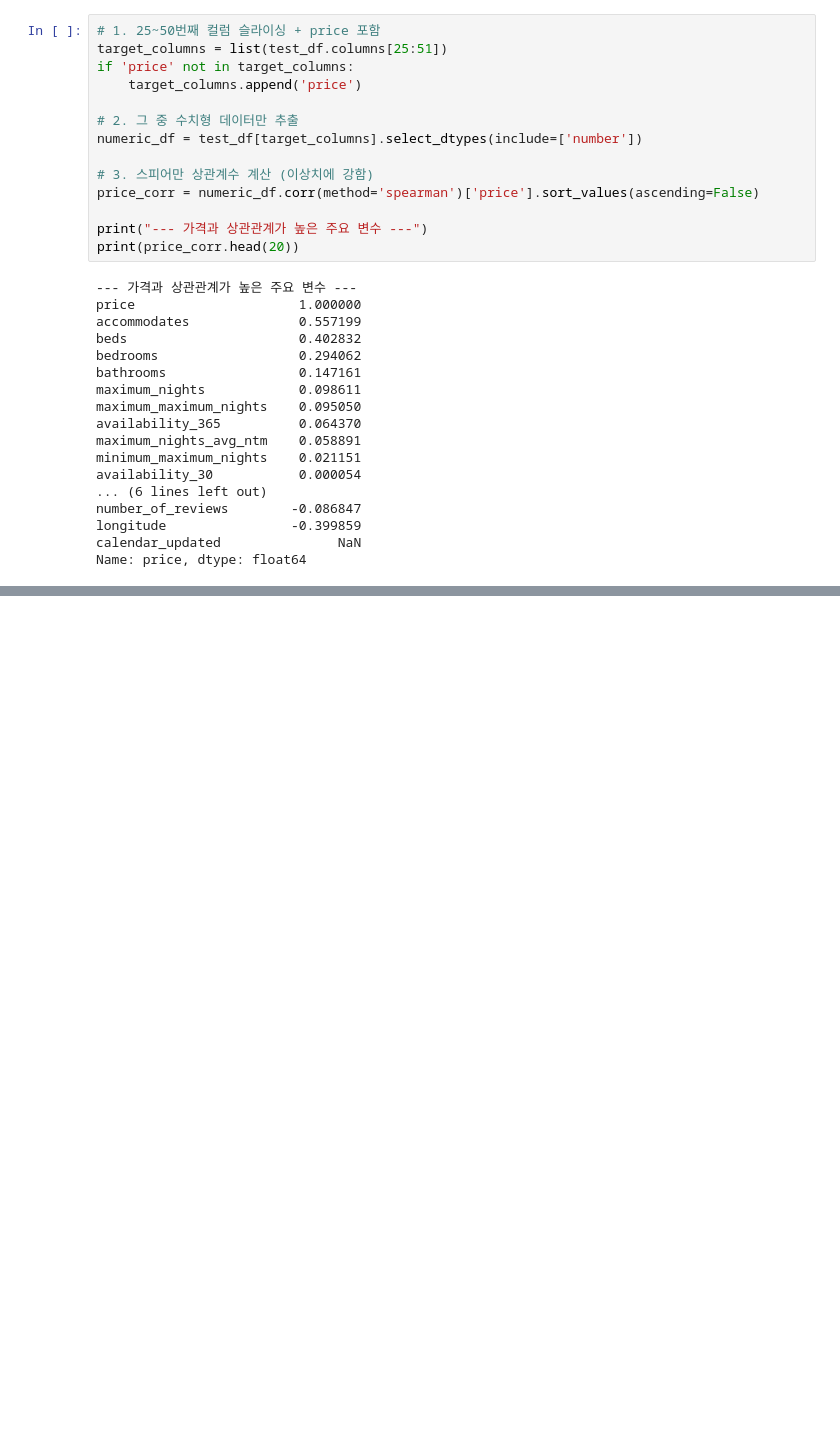
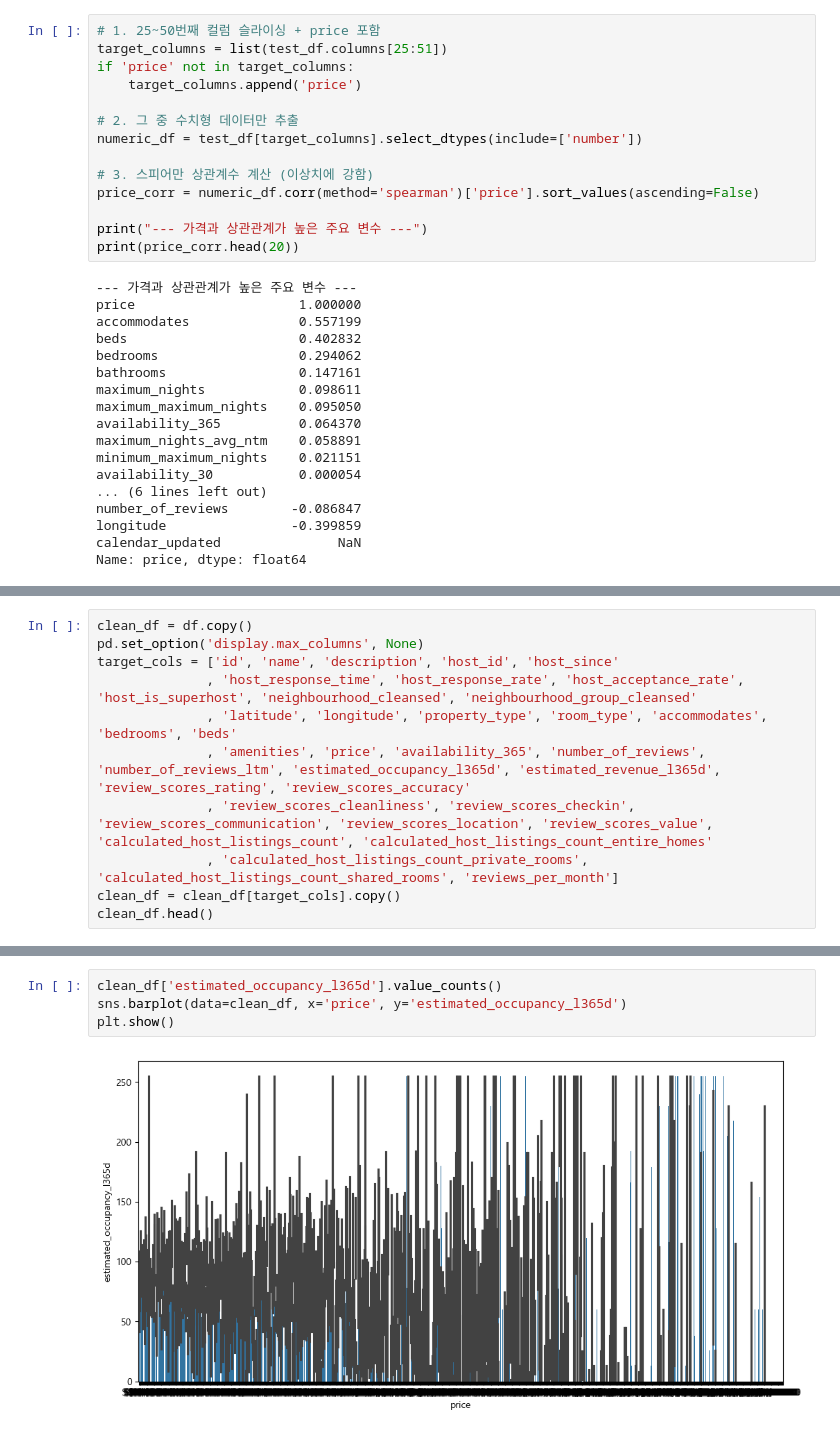
Before and after one commit to KyungminChang/data-analysis-project-BBB, a Jupyter notebook: 01_preprocessiong.ipynb, the cells around one changed output, grey strips where cells are left out. Cells and saved outputs as stored; diff of their text form; blank space fills up the shorter version.

```diff
--- a/01_preprocessiong.ipynb
+++ b/01_preprocessiong.ipynb
@@ -234,0 +242,11 @@ Name: price, dtype: float64
+# %%
+clean_df = df.copy()
+pd.set_option('display.max_columns', None)
+target_cols = ['id', 'name', 'description', 'host_id', 'host_since'
+              , 'host_response_time', 'host_response_rate', 'host_acceptance_rate', 'host_is_superhost', 'neighbourhood_cleansed', 'neighbourhood_group_cleansed'
+              , 'latitude', 'longitude', 'property_type', 'room_type', 'accommodates', 'bedrooms', 'beds'
+              , 'amenities', 'price', 'availability_365', 'number_of_reviews', 'number_of_reviews_ltm', 'estimated_occupancy_l365d', 'estimated_revenue_l365d', 'review_scores_rating', 'review_scores_accuracy'
+              , 'review_scores_cleanliness', 'review_scores_checkin', 'review_scores_communication', 'review_scores_location', 'review_scores_value', 'calculated_host_listings_count', 'calculated_host_listings_count_entire_homes'
+              , 'calculated_host_listings_count_private_rooms', 'calculated_host_listings_count_shared_rooms', 'reviews_per_month']
+clean_df = clean_df[target_cols].copy()
+clean_df.head()
@@ -234,0 +273,6 @@ Name: price, dtype: float64
+# %%
+clean_df['estimated_occupancy_l365d'].value_counts()
+sns.barplot(data=clean_df, x='price', y='estimated_occupancy_l365d')
+plt.show()
+# %% [output]
+[figure, added]
```
Also changed, not shown: parts of 3 cells of this notebook.
